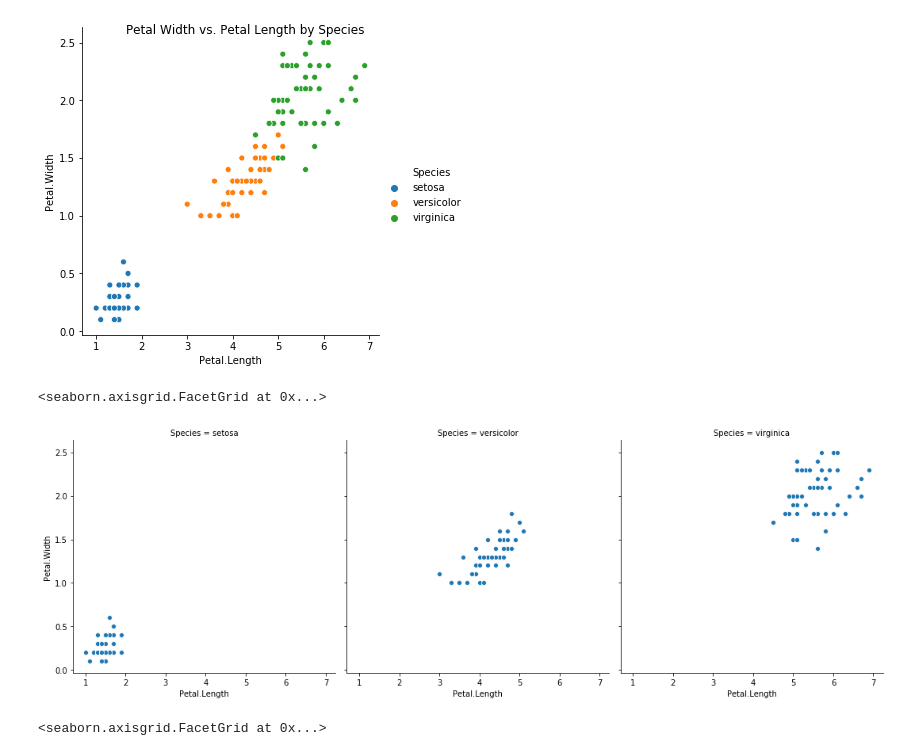
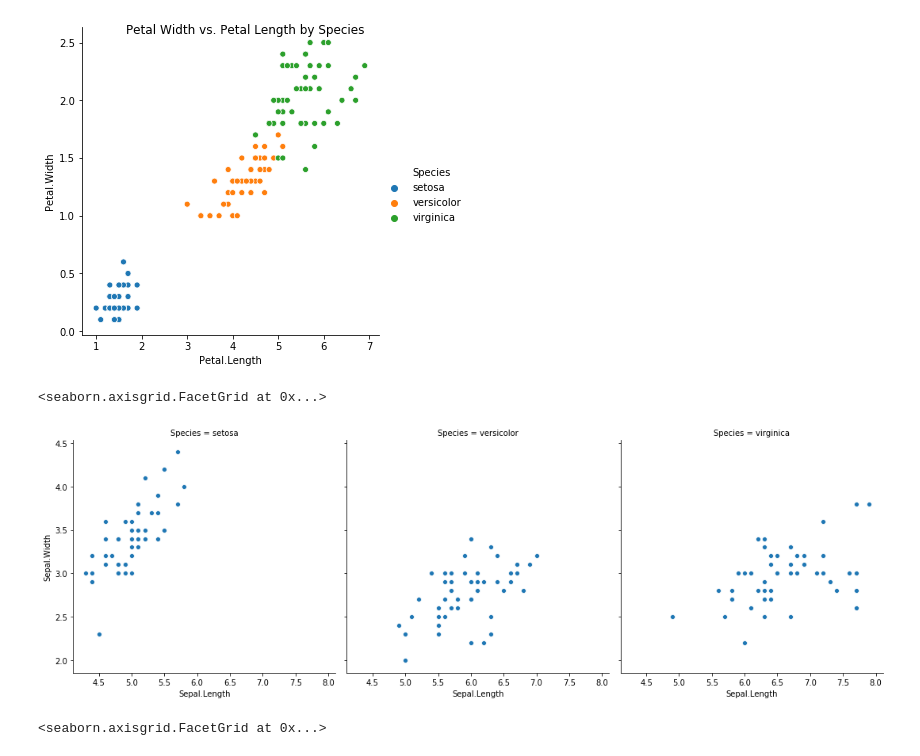
Before and after one commit to Brandon-Martinez27/numpy-pandas-visualization-exercises, a Jupyter notebook: seaborn_exercises.ipynb, the cells around one changed output. Cells and saved outputs as stored; diff of their text form; code cells hidden in the pictures.

```diff
--- a/seaborn_exercises.ipynb
+++ b/seaborn_exercises.ipynb
@@ -33,11 +33,12 @@ plt.suptitle('Petal Width vs. Petal Length by Species')
 Text(0.5, 0.98, 'Petal Width vs. Petal Length by Species')
 [figure]
 # %%
-#3. Would it be reasonable to predict species based on sepal width and sepal length?
-sns.relplot(x='Petal.Length', y='Petal.Width', data=iris, col='Species')
+# 3. Would it be reasonable to predict species based on sepal width and sepal length?
+# there is overlap on 2 so probably not
+sns.relplot(x='Sepal.Length', y='Sepal.Width', data=iris, col='Species')
 # %% [output]
 <seaborn.axisgrid.FacetGrid at 0x...>
-[figure, old version]
+[figure, new version]
 # %%
 # 4. Which features would be best used to predict species?
 sns.lmplot(x='Petal.Width', y='Petal.Length', col='Species', data=iris)
```
Also changed, not shown: parts of 23 cells of this notebook.
